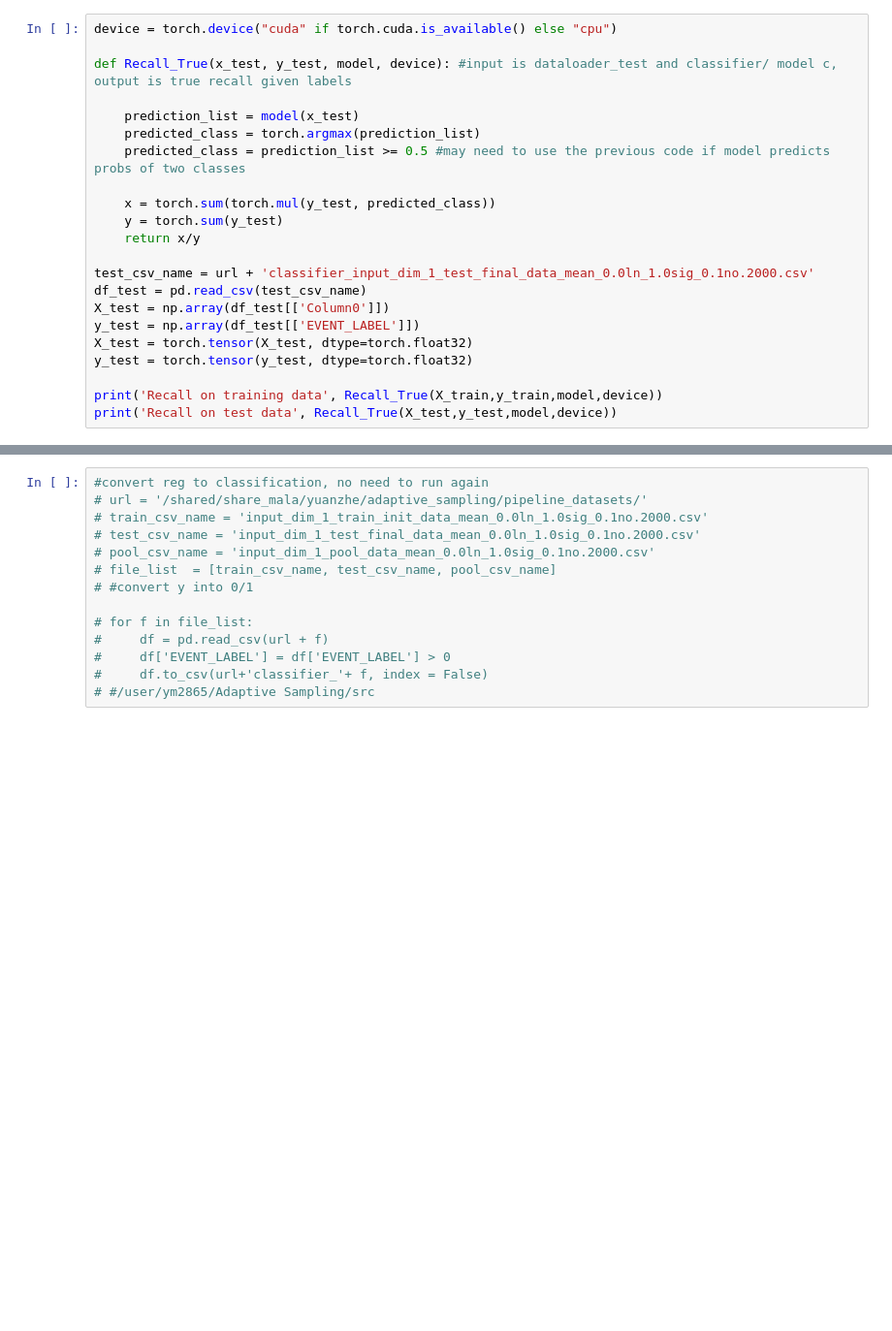
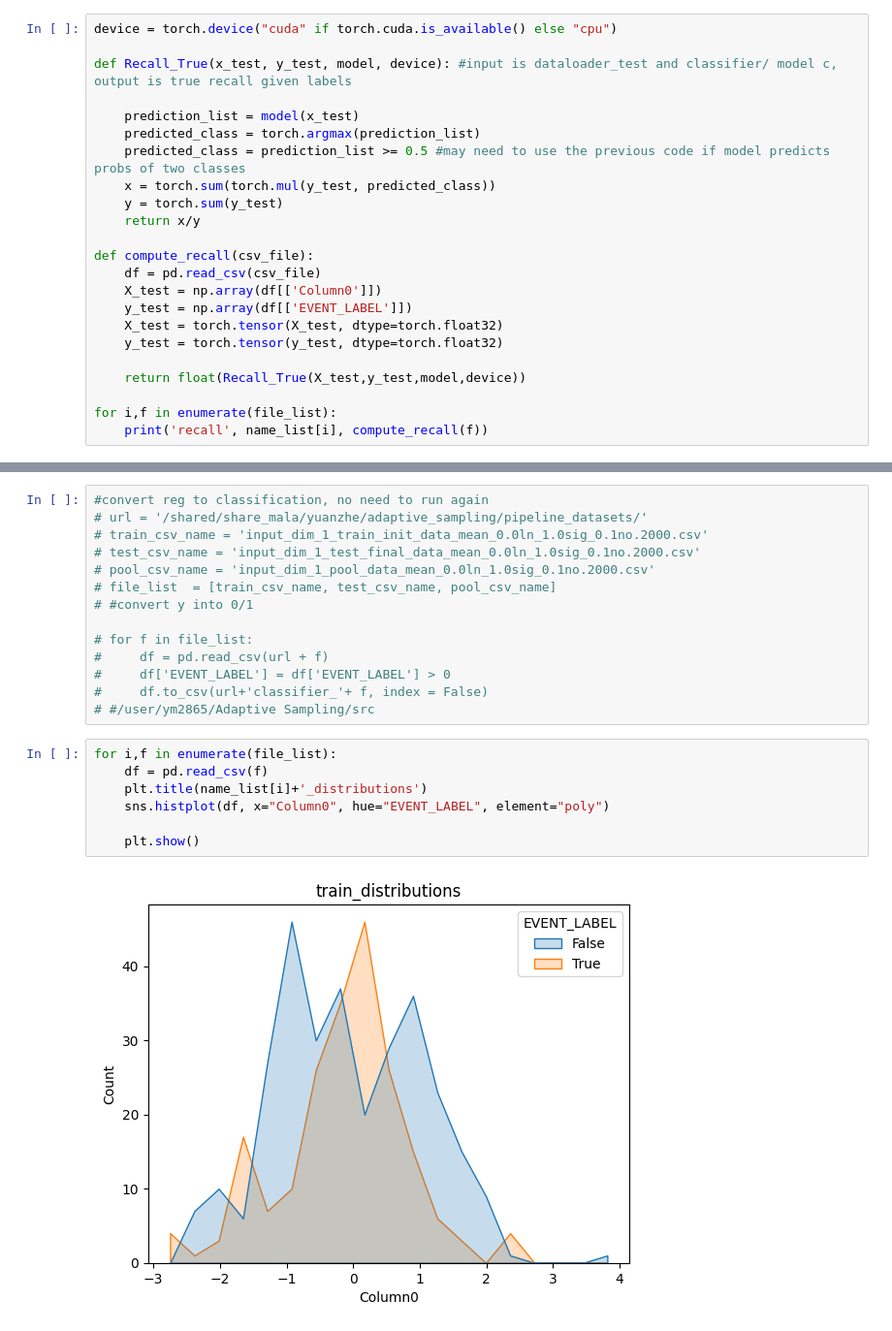
Before and after one commit to namkoong-lab/Adptive-Labeling, a Jupyter notebook: src/notebooks/Predictor.ipynb, the cells around one changed output, grey strips where cells are left out. Shown at 97% size. Drawn from its saved outputs; the diff is of its cells as text; blank space fills up the shorter version.

```diff
--- a/src/notebooks/Predictor.ipynb
+++ b/src/notebooks/Predictor.ipynb
@@ -102,18 +115,19 @@ def Recall_True(x_test, y_test, model, device): #input is dataloader_test and cl
     prediction_list = model(x_test)
     predicted_class = torch.argmax(prediction_list)
     predicted_class = prediction_list >= 0.5 #may need to use the previous code if model predicts probs of two classes
-
     x = torch.sum(torch.mul(y_test, predicted_class))
     y = torch.sum(y_test)
     return x/y
 
-test_csv_name = url + 'classifier_input_dim_1_test_final_data_mean_0.0ln_1.0sig_0.1no.2000.csv'
-df_test = pd.read_csv(test_csv_name)
-X_test = np.array(df_test[['Column0']])
-y_test = np.array(df_test[['EVENT_LABEL']])
-X_test = torch.tensor(X_test, dtype=torch.float32)
-y_test = torch.tensor(y_test, dtype=torch.float32)
+def compute_recall(csv_file):
+    df = pd.read_csv(csv_file)
+    X_test = np.array(df[['Column0']])
+    y_test = np.array(df[['EVENT_LABEL']])
+    X_test = torch.tensor(X_test, dtype=torch.float32)
+    y_test = torch.tensor(y_test, dtype=torch.float32)
 
-print('Recall on training data', Recall_True(X_train,y_train,model,device))
-print('Recall on test data', Recall_True(X_test,y_test,model,device))
+    return float(Recall_True(X_test,y_test,model,device))
+
+for i,f in enumerate(file_list):
+    print('recall', name_list[i], compute_recall(f))
 # %% [output]
@@ -133,3 +148,12 @@ Recall on test data tensor(0.4907)
 #     df['EVENT_LABEL'] = df['EVENT_LABEL'] > 0
 #     df.to_csv(url+'classifier_'+ f, index = False)
 # #/user/ym2865/Adaptive Sampling/src
+# %%
+for i,f in enumerate(file_list):
+    df = pd.read_csv(f)
+    plt.title(name_list[i]+'_distributions')
+    sns.histplot(df, x="Column0", hue="EVENT_LABEL", element="poly")
+
+    plt.show()
+# %% [output]
+[figure, added]
```
Also changed, not shown: parts of 4 cells of this notebook, 1 other file.
